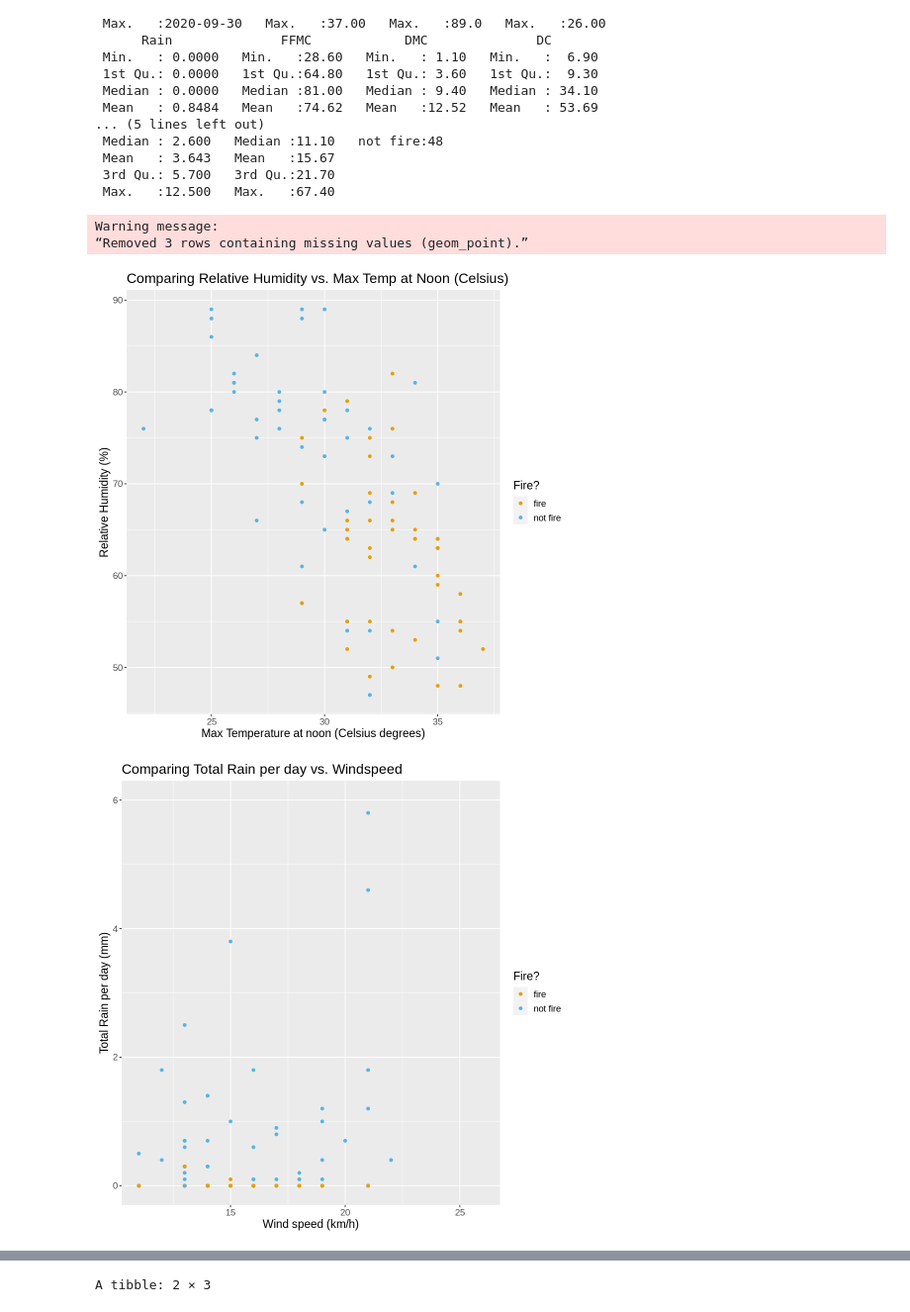
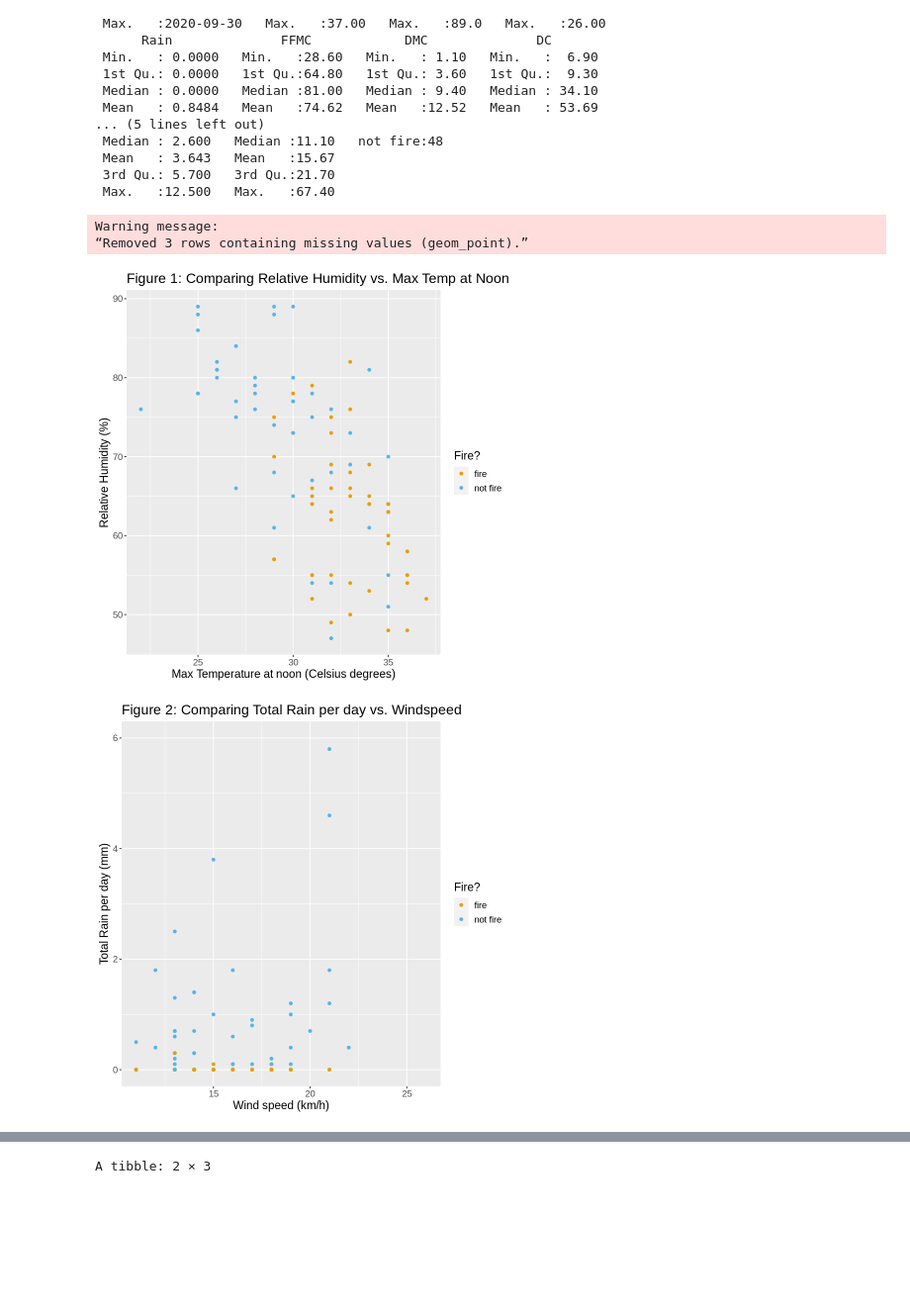
Before and after one commit to lufinot/DTSC-G18-V2, a Jupyter notebook: projectt.ipynb, the cells around one changed output, grey strips where cells are left out. Shown: that part at 99% size. Cells and saved outputs as stored; diff of their text form; code cells hidden in the pictures; blank space fills up the shorter version.

```diff
--- a/projectt.ipynb
+++ b/projectt.ipynb
@@ -133,32 +151,32 @@ summary(fire_train)
 # %%
 ## Visualization plot examples
 
-#Plotting Relative Humidity vs. Temperature as well as Rain vs. Windspeed to see if there is any relationship and if the the predictors we chose are significant for our data anaylsis
+#Plotting Relative Humidity vs. Temperature, as well as, Rain vs. Windspeed to see if there is any relationship and if the the predictors we chose are significant for our data analysis
 
 
 cbPalette <- c("#E69F00", "#56B4E9", "#009E73", "#F0E442", "#0072B2", "#D55E00", "#CC79A7", "#999999")
 Temp_RH_plot <- ggplot(fire_train, aes(x = Temperature, y = RH, colour = Classes)) +
                 geom_point() +
                 labs(x = "Max Temperature at noon (Celsius degrees)", y = "Relative Humidity (%)", color = "Fire?") +
                 scale_color_manual(values = cbPalette) +
                 theme(text = element_text(size = 14))+
-                ggtitle("Comparing Relative Humidity vs. Max Temp at Noon (Celsius)")
+                ggtitle("Figure 1: Comparing Relative Humidity vs. Max Temp at Noon (Celsius)")
 Temp_RH_plot
 
 
 WS_Rain_plot <- ggplot(fire_train, aes(x = Ws, y = Rain, colour = Classes)) +
                 geom_point() +
                 labs(x = "Wind speed (km/h)", y = "Total Rain per day (mm)", color = "Fire?") +
                 scale_color_manual(values = cbPalette) +
                 theme(text = element_text(size = 14)) +
                 scale_y_continuous(limits = c(0, 6))+
-                ggtitle("Comparing Total Rain per day vs. Windspeed ")
+                ggtitle("Figure 2: Comparing Total Rain per day vs. Windspeed ")
 WS_Rain_plot
 # %% [output]
 Warning message:
 “Removed 3 rows containing missing values (geom_point).”
-[figure, old version]
+[figure, new version]
-[figure, old version]
+[figure, new version]
 # %%
 ## Evaluation of Temperature and Relative Humidity
 
```
Also changed, not shown: parts of 3 cells of this notebook.
